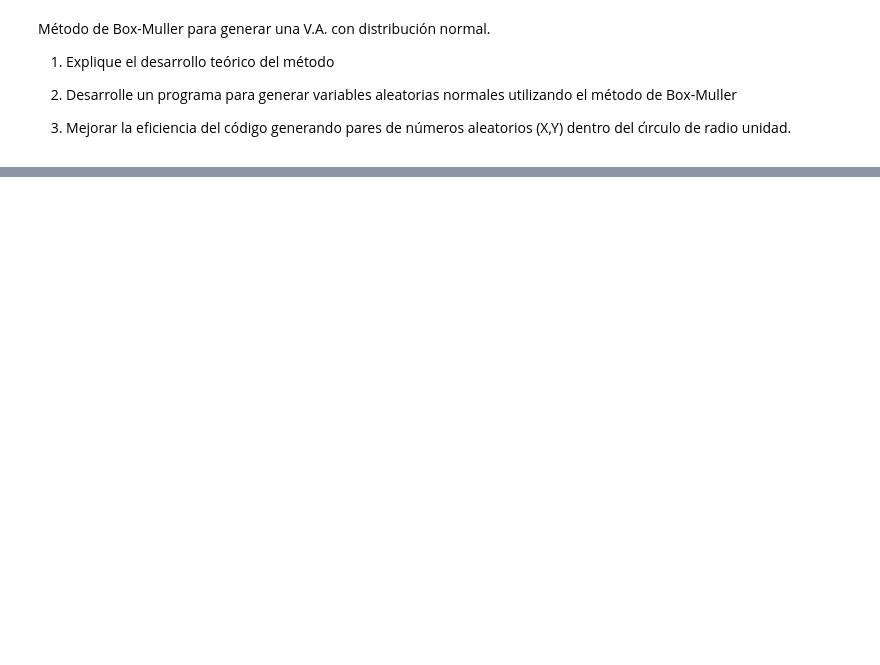
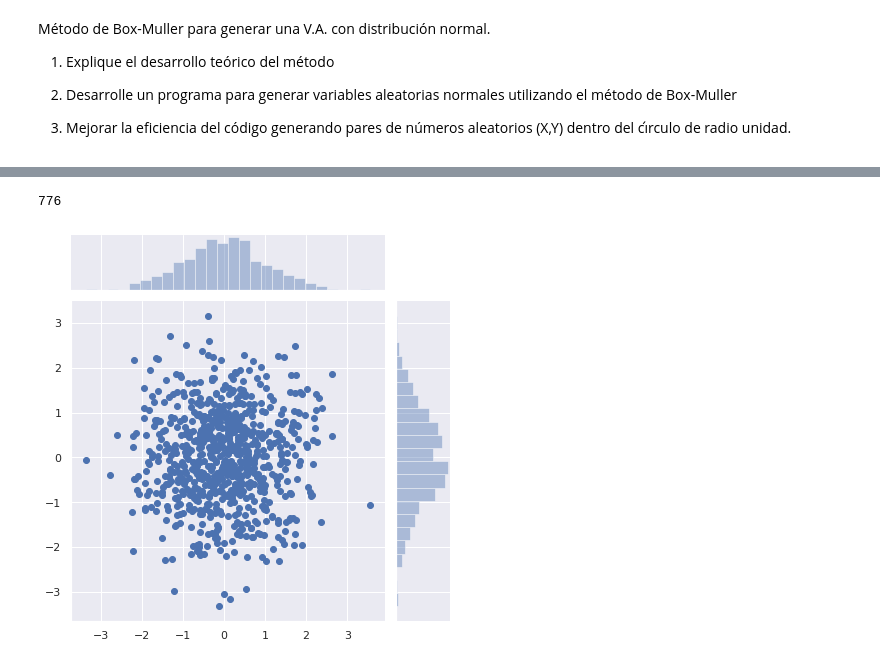
Before and after one commit to Mauriljb/Practico2, a Jupyter notebook: Punto 7.ipynb, the cells around one changed output, grey strips where cells are left out. Cells and saved outputs as stored; diff of their text form; code cells hidden in the pictures; blank space fills up the shorter version.

```diff
--- a/Punto 7.ipynb
+++ b/Punto 7.ipynb
@@ -35,0 +80,21 @@ print(s,X,Y)
+# %%
+listax=[]
+listay=[]#Del mismo modo que antes se definen las listas de los ejes, en este caso definimos una nueva lista
+listas=[]#para contar la cantidad de puntos conservados
+for i in range(1000):
+    u1=random.random()
+    u2=random.random()
+    v1=2*u1-1 #Hacemos la transformacion pertinente para lograr una VA en [-1,1]
+    v2=2*u2-1
+    s=v1**2+v2**2 #definimos s, y vemos que sea menor o igual a 1
+    if s<=1:
+        X=math.sqrt(-2*math.log(1-s)/s)*v1
+        Y=math.sqrt(-2*math.log(1-s)/s)*v2
+        listax.append(X)
+        listay.append(Y)
+        listas.append(s) #Contamos la cantidad de s conservaods, si no se cumple s<=1 se descarta
+print(len(listas)) #Vemos cuantos puntos se conservaron
+sns.jointplot(listax, listay, kind='scatter');
+# %% [output]
+776
+[figure, added]
```
Also changed, not shown: parts of 8 cells of this notebook.
